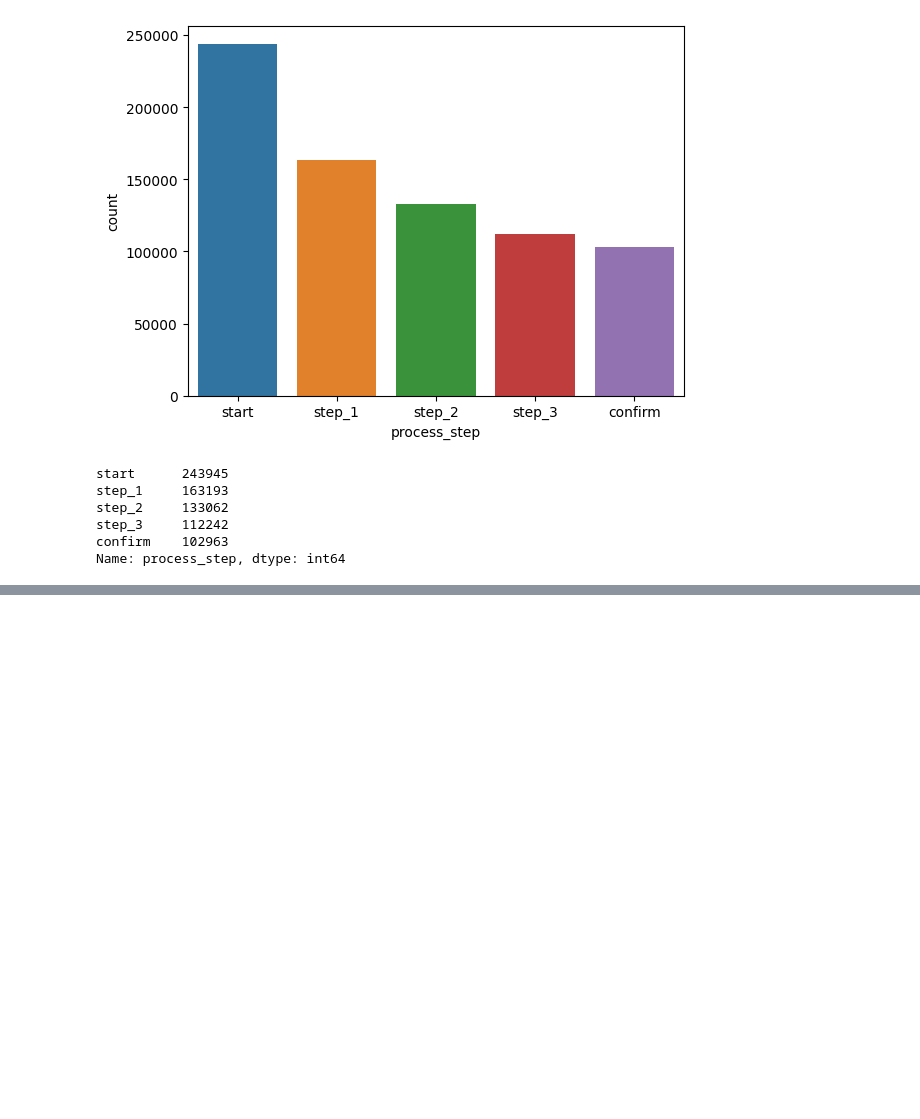
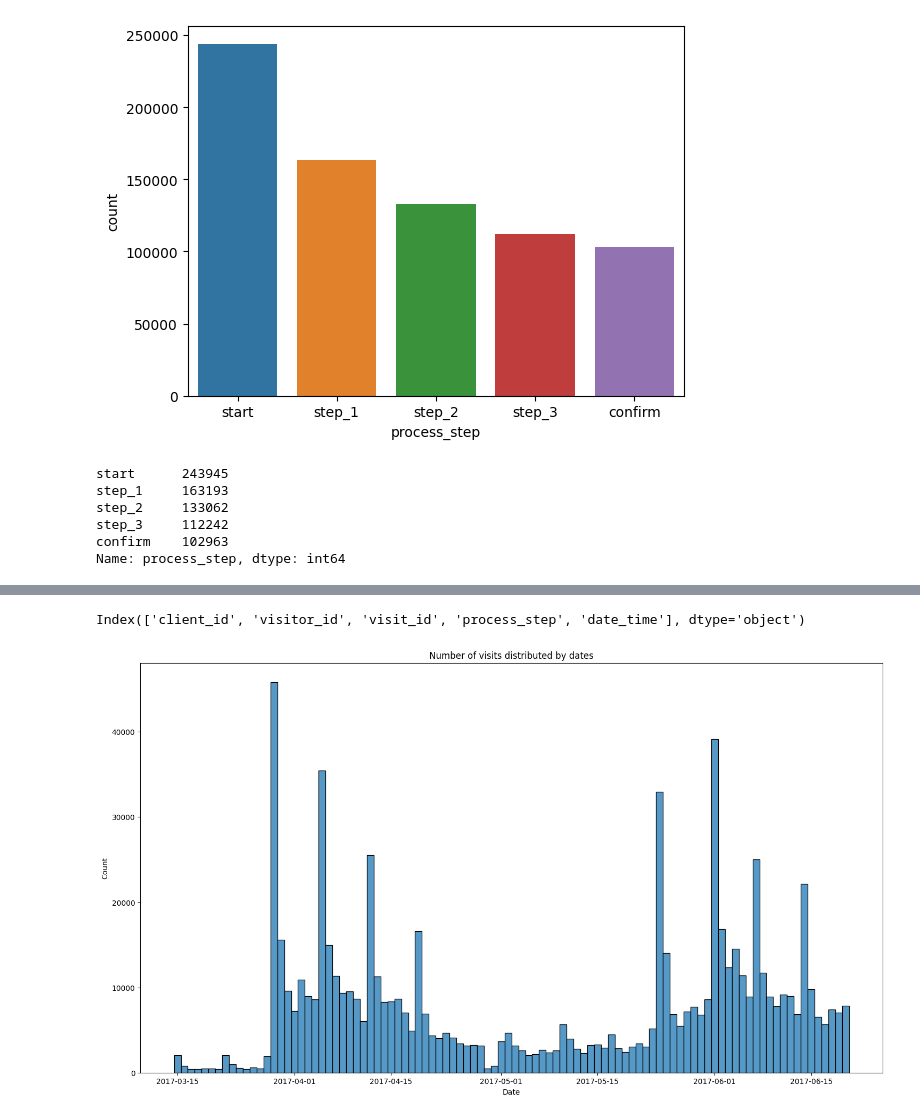
Before and after one commit to vijayendra-k/AB-Testing, a Jupyter notebook: AB-Testing.ipynb, the cells around one changed output, grey strips where cells are left out. Saved outputs shown, nothing was run; the diff lists cells and outputs as text; code cells hidden in the pictures; blank space fills up the shorter version.

Commit message:
added time, date distribution charts

```diff
--- a/AB-Testing.ipynb
+++ b/AB-Testing.ipynb
@@ -597,0 +598,19 @@ plt.show()
+# %%
+df.columns
+# %% [output]
+Index(['client_id', 'visitor_id', 'visit_id', 'process_step', 'date_time'], dtype='object')
+# %%
+df['date_time']=pd.to_datetime(df['date_time'])
+# %%
+df['date']=df['date_time'].dt.date
+df['time']=df['date_time'].dt.time
+df['hour']=df['date_time'].dt.hour
+# %%
+plt.figure(figsize=(18,10))
+sn.histplot(df['date'])
+plt.title('Number of visits distributed by dates')
+plt.xlabel('Date')
+plt.ylabel('Count')
+plt.show()
+# %% [output]
+[figure, added]
```
Also changed, not shown: parts of 13 cells of this notebook.
